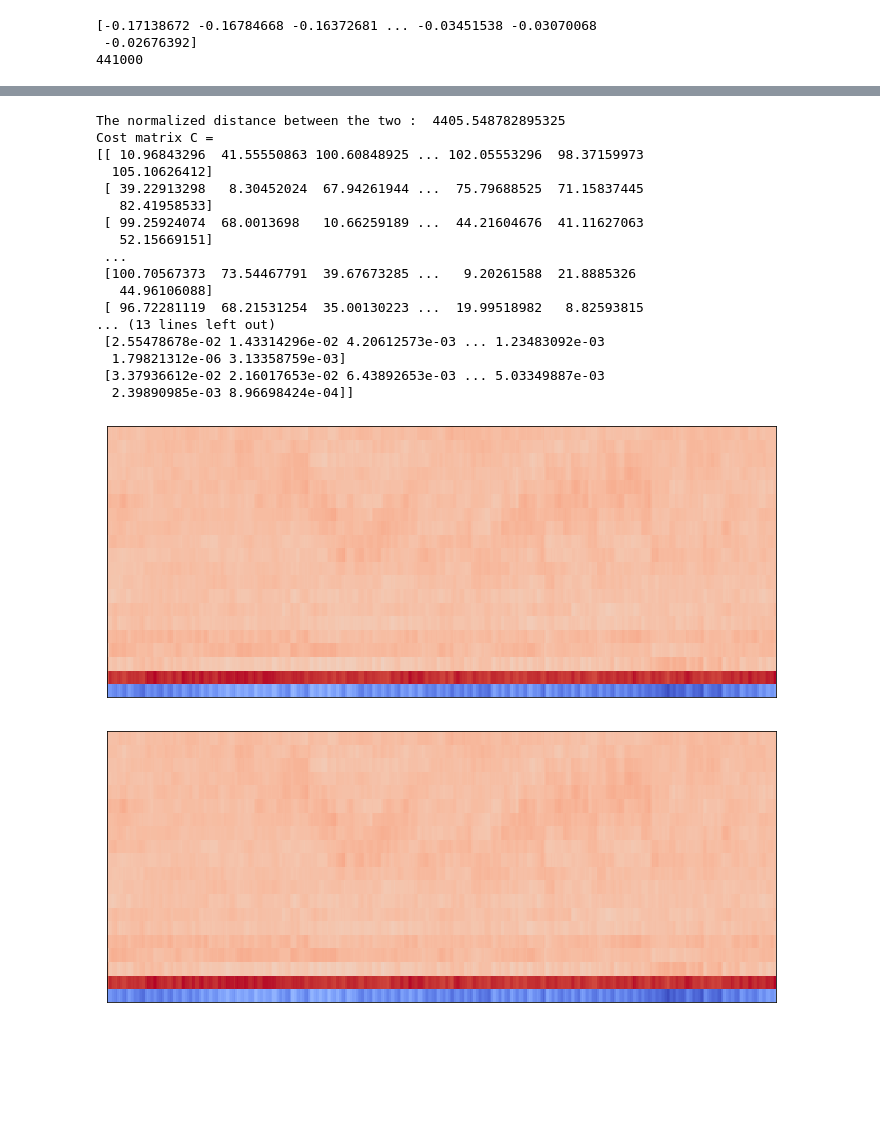
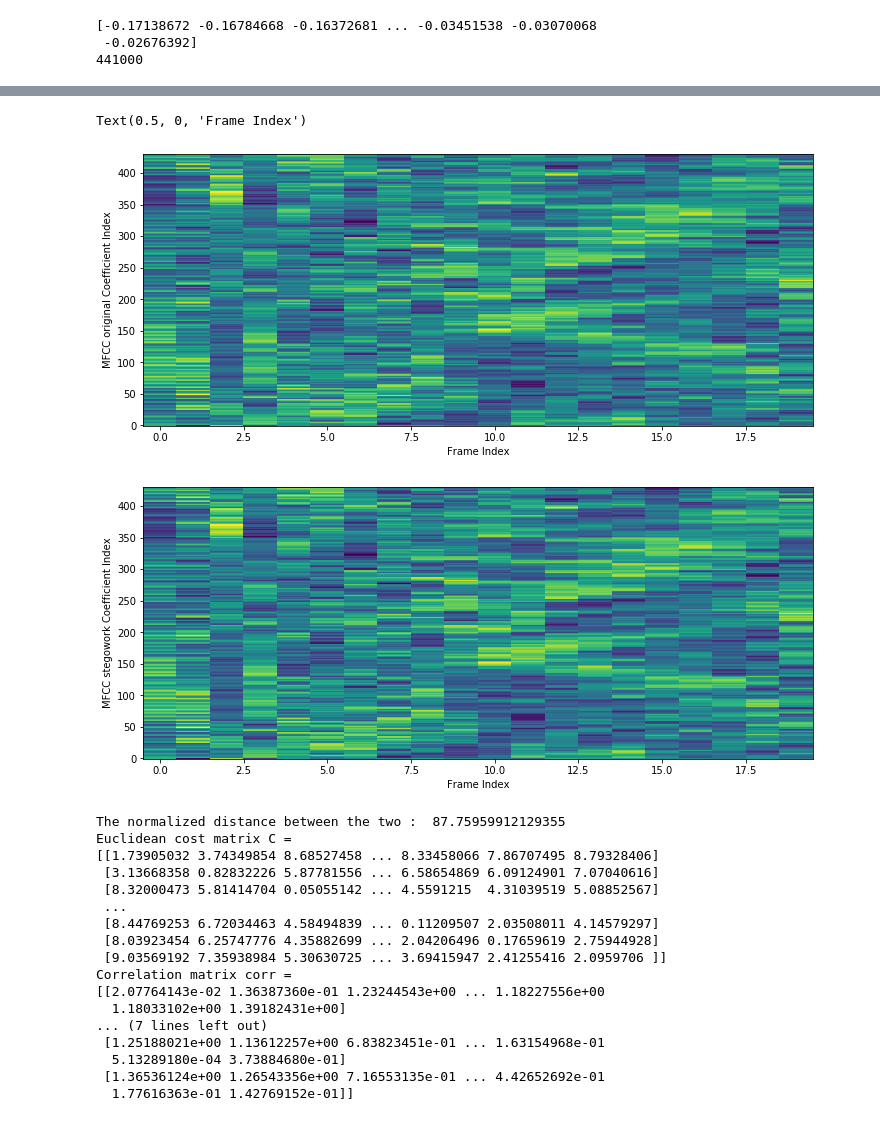
Before and after one commit to SnehaMohanty/AudioSteganography, a Jupyter notebook: discrete_spread_spectrum/dsss-technique.ipynb, the cells around one changed output, grey strips where cells are left out. Cells and saved outputs as stored; diff of their text form; code cells hidden in the pictures; blank space fills up the shorter version.

```diff
--- a/discrete_spread_spectrum/dsss-technique.ipynb
+++ b/discrete_spread_spectrum/dsss-technique.ipynb
@@ -146,23 +354,21 @@ WAV file output:  Fs = 44100, x.shape = (440928,), x.dtype = float64
+# %%
+mfcc1 = sklearn.preprocessing.scale(mfcc1)
+plt.figure(figsize=(12, 5))
+plt.imshow(mfcc1.T, origin='lower', aspect='auto', interpolation='nearest')
+plt.ylabel('MFCC original Coefficient Index')
+plt.xlabel('Frame Index')
+
+
+mfcc2 = sklearn.preprocessing.scale(mfcc2)
+plt.figure(figsize=(12, 5))
+plt.imshow(mfcc2.T, origin='lower', aspect='auto', interpolation='nearest')
+plt.ylabel('MFCC stegowork Coefficient Index')
+plt.xlabel('Frame Index')
+# %% [output]
+Text(0.5, 0, 'Frame Index')
+[figure, added]
+[figure, added]
 # %%
-import librosa
-import matplotlib.pyplot as plt
-import librosa.display
-from dtw import dtw
-from scipy.spatial.distance import euclidean
-from fastdtw import fastdtw
-import scipy
-#Loading audio files
-y1, sr1 = librosa.load('./input/demo.wav')
-y2, sr2 = librosa.load('embedsf2.wav')
-
-# Mel-frequency cepstral coefficients (cepstrum of a cepstrum)
-plt.figure(figsize=(12, 5))
-mfcc1 = librosa.feature.mfcc(y1,sr1)   #Computing MFCC values
-librosa.display.specshow(mfcc1)
-
-plt.figure(figsize=(12, 5))
-mfcc2 = librosa.feature.mfcc(y2, sr2)
-librosa.display.specshow(mfcc2)
 
 #dynamic time warping
 
@@ -177,28 +383,26 @@ def compute_cost_matrix(X, Y, metric='euclidean'):
 
 #Computes the distance between points using Euclidean distance (2-norm) as the distance metric between the points.
 C =  compute_cost_matrix(mfcc1,mfcc2 , metric='euclidean')
-print('Cost matrix C =', C, sep='\n')
+print('Euclidean cost matrix C =', C, sep='\n')
 
 #Computes the correlation distance between vectors u and v
 Corr = compute_cost_matrix(mfcc1, mfcc2, metric='correlation')
 print('Correlation matrix corr =', Corr, sep='\n')
 # %% [output]
-The normalized distance between the two :  4405.548782895325
-Cost matrix C =
-[[ 10.96843296  41.55550863 100.60848925 ... 102.05553296  98.37159973
-  105.10626412]
- [ 39.22913298   8.30452024  67.94261944 ...  75.79688525  71.15837445
-   82.41958533]
- [ 99.25924074  68.0013698   10.66259189 ...  44.21604676  41.11627063
-   52.15669151]
+The normalized distance between the two :  87.75959912129355
+Euclidean cost matrix C =
+[[1.73905032 3.74349854 8.68527458 ... 8.33458066 7.86707495 8.79328406]
+ [3.13668358 0.82832226 5.87781556 ... 6.58654869 6.09124901 7.07040616]
+ [8.32000473 5.81414704 0.05055142 ... 4.5591215  4.31039519 5.08852567]
  ...
- [100.70567373  73.54467791  39.67673285 ...   9.20261588  21.8885326
-   44.96106088]
- [ 96.72281119  68.21531254  35.00130223 ...  19.99518982   8.82593815
-... (13 lines left out)
- [2.55478678e-02 1.43314296e-02 4.20612573e-03 ... 1.23483092e-03
-  1.79821312e-06 3.13358759e-03]
- [3.37936612e-02 2.16017653e-02 6.43892653e-03 ... 5.03349887e-03
-  2.39890985e-03 8.96698424e-04]]
+ [8.44769253 6.72034463 4.58494839 ... 0.11209507 2.03508011 4.14579297]
+ [8.03923454 6.25747776 4.35882699 ... 2.04206496 0.17659619 2.75944928]
+ [9.03569192 7.35938984 5.30630725 ... 3.69415947 2.41255416 2.0959706 ]]
+Correlation matrix corr =
+[[2.07764143e-02 1.36387360e-01 1.23244543e+00 ... 1.18227556e+00
+  1.18033102e+00 1.39182431e+00]
+... (7 lines left out)
+ [1.25188021e+00 1.13612257e+00 6.83823451e-01 ... 1.63154968e-01
+  5.13289180e-04 3.73884680e-01]
+ [1.36536124e+00 1.26543356e+00 7.16553135e-01 ... 4.42652692e-01
+  1.77616363e-01 1.42769152e-01]]
-[figure, removed]
-[figure, removed]
```
Also changed, not shown: parts of 4 cells of this notebook.
